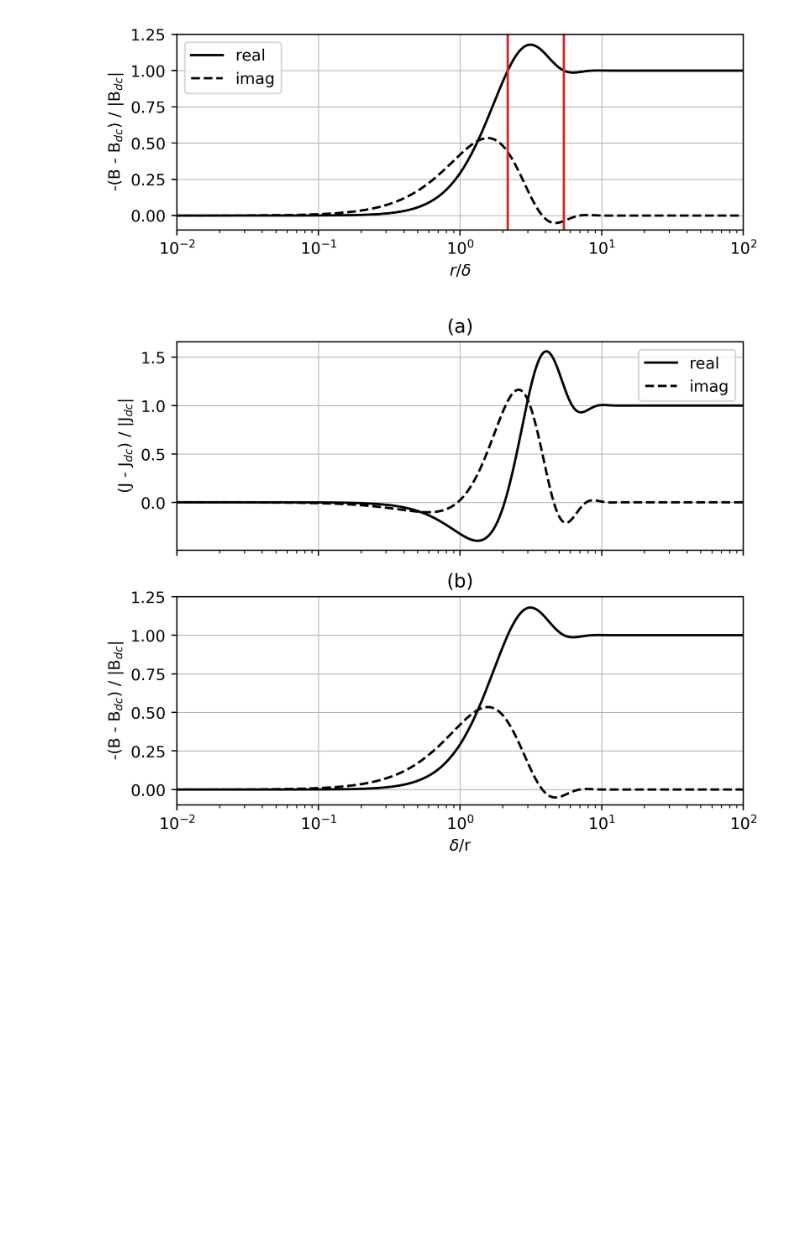
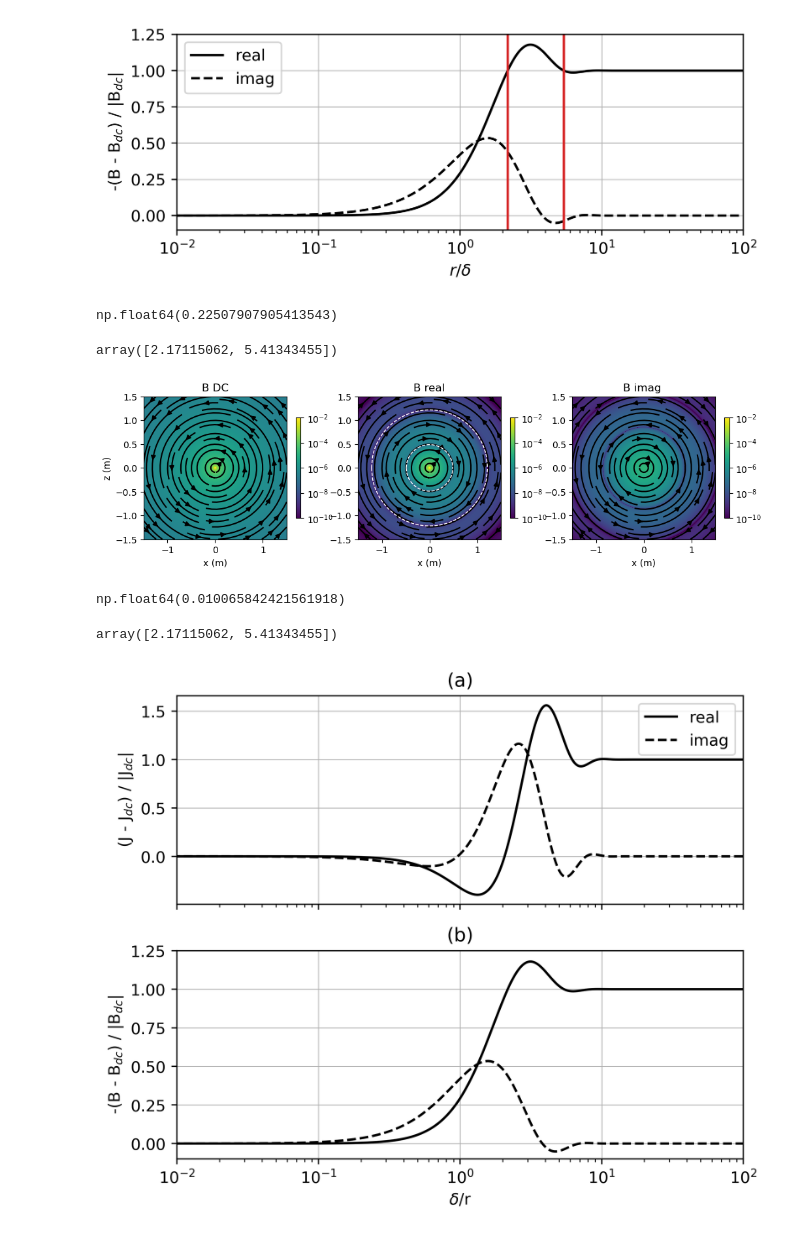
Before and after one commit to lheagy/heagy-2024-casing-upscaling, a Jupyter notebook: electric-dipole-wholespace.ipynb, the cells around one changed output. Drawn from its saved outputs; the diff is of its cells as text; code cells hidden in the pictures; blank space fills up the shorter version.

```diff
--- a/electric-dipole-wholespace.ipynb
+++ b/electric-dipole-wholespace.ipynb
@@ -66,13 +66,13 @@ freq_ind = 28
 dipole = fdem.ElectricDipoleWholeSpace(sigma=sigma, mu=mur*mu_0, frequency=frequencies[freq_ind], orientation = "z")
 total = dipole.current_density(rx_locs)
 # %%
-def draw_circle(r, ax=None, color="w"):
+def draw_circle(r, ax=None, color="w", lw=2, ls="-"):
     if ax is None:
         fig, ax = plt.subplots(1, 1)
     x = np.linspace(-r, r, 100)
     y = np.sqrt(r**2 - x**2)
-    ax.plot(x, y, color=color)
-    ax.plot(x, -y, color=color)
+    ax.plot(x, y, color=color, lw=lw, ls=ls)
+    ax.plot(x, -y, color=color, lw=lw, ls=ls)
 # %%
 def plot_current_density(total, ax=None, vmin=1e-1, vmax=1e3, circle=None, dot=None, xlim=None):
     if ax is None:
@@ -180,7 +180,8 @@ def plot_magnetic_flux(
     return fig, ax
 # %%
 def plot_magntic_flux_depth_slice(
-    dipole, ax=None, vmin=1e-1, vmax=1e3, circle=None, dot=None, xlim=None
+    dipole, ax=None, vmin=1e-1, vmax=1e3, circle=None, dot=None, xlim=None,
+    r_over_delta=False
 ):
 
     if ax is None:
@@ -198,6 +199,9 @@ def plot_magntic_flux_depth_slice(
     b_field = dipole.magnetic_flux_density(rx_locs)
 
     b_dc = dc_dipole.magnetic_flux_density(rx_locs)
+
+    if r_over_delta is True:
+        rx_x = rx_x / skin_depth(dipole.frequency)
 
     plot_amplitude(rx_x, rx_x, b_dc.real, ax[0], vmin=vmin, vmax=vmax)
     plot_streamlines(rx_x, rx_x, b_dc.real, ax[0], normal="z")
@@ -242,7 +246,8 @@ freq = 50
 delta = skin_depth(freq)
 dipole.frequency = freq
 fig, ax = plot_magntic_flux_depth_slice(
-    dipole, ax=None, vmin=1e-6, vmax=1e-2, xlim=0.15*np.r_[-1, 1]
+    dipole, ax=None, vmin=1e-6, vmax=1e-2, xlim=0.15*np.r_[-1, 1],
+    r_over_delta=False
 )
 for a in ax:
     a.plot(np.r_[0.1], np.r_[0.0], "C3o")
@@ -418,6 +423,70 @@ ax.set_ylim([-0.1, 1.25])
 plt.tight_layout()
 # %% [output]
 [figure]
+# %%
+dipole.frequency = 0.1
+# %%
+skin_depth(dipole.frequency)
+# %% [output]
+np.float64(0.22507907905413543)
+# %%
+roots[:2]
+# %% [output]
+array([2.17115062, 5.41343455])
+# %%
+fig, ax = plt.subplots(1, 3, figsize=(12, 4))
+
+vmin=1e-10
+vmax=1e-2
+xlim = 1.5*np.r_[-1, 1]
+roots_to_plot = roots[:2]
+
+rx_x = np.linspace(xlim.min(), xlim.max(), 1000)
+rx_locs = utils.ndgrid(rx_x, rx_x, np.r_[0])
+
+if ax is None:
+    fig, ax = plt.subplots(1, 4, figsize=(16, 4))
+
+b_field = dipole.magnetic_flux_density(rx_locs)
+
+b_dc = dc_dipole.magnetic_flux_density(rx_locs)
+
+if r_over_delta is True:
+    rx_x = rx_x / skin_depth(dipole.frequency)
+
+plot_amplitude(rx_x, rx_x, b_dc.real, ax[0], vmin=vmin, vmax=vmax)
+plot_streamlines(rx_x, rx_x, b_dc.real, ax[0], normal="z")
+ax[0].set_title(f"B DC")
+
+plot_amplitude(rx_x, rx_x, b_field.real, ax[1], vmin=vmin, vmax=vmax)
+plot_streamlines(rx_x, rx_x, b_field.real, ax[1], normal="z")
+ax[1].set_title(f"B real")
+
+
+plot_amplitude(rx_x, rx_x, b_field.imag, ax[2], vmin=vmin, vmax=vmax)
+plot_streamlines(rx_x, rx_x, b_field.imag, ax[2], normal="z")
+ax[2].set_title(f"B imag ")
+
+for i, a in enumerate(ax):
+    if i > 0:
+        a.set_ylabel(None)
+    if xlim is not None:
+        a.set_xlim(xlim)
+        a.set_ylim(xlim)
+    a.set_aspect(1)
+
+for r in roots_to_plot:
+    draw_circle(r*skin_depth(dipole.frequency), ax=ax[1], lw=1, ls="--")
+# %% [output]
+[figure, added]
+# %%
+delta
+# %% [output]
+np.float64(0.010065842421561918)
+# %%
+roots
+# %% [output]
+array([2.17115062, 5.41343455])
 # %%
 fig, ax = plt.subplots(2, 1, figsize=(6, 5), dpi=400, sharex=True)
 
```
Also changed, not shown: parts of 1 cell of this notebook, 1 other file.
